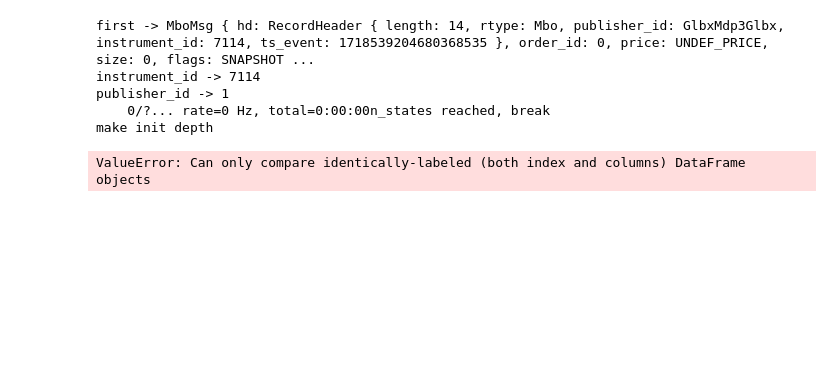
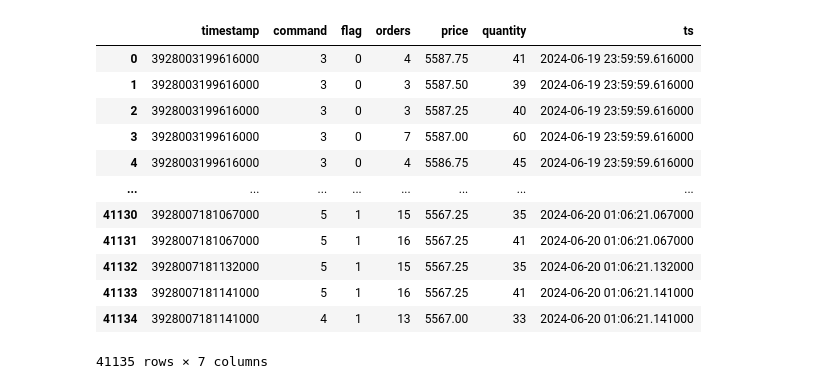
Before and after one commit to skalaydzhiyski/phitech-legacy, a Jupyter notebook: examples/phitech-sierra-helpers.ipynb, the cells around one changed output. Saved outputs shown, nothing was run; the diff lists cells and outputs as text; code cells hidden in the pictures; blank space fills up the shorter version.

```diff
--- a/examples/phitech-sierra-helpers.ipynb
+++ b/examples/phitech-sierra-helpers.ipynb
@@ -666 +662,5 @@ n_states=10000
+# %%
+bento_zst_path="mes-bento-small.mbo.dbn.zst"
+target_path="/home/darchitect/wine-bottles/SierraChart/drive_c/SierraChart/Data/MarketDepthData/bento-small.2024-06-20.depth"
+n_states=40000
 # %%
@@ -823,14 +825,18 @@ Writing bytes to /home/darchitect/wine-bottles/SierraChart/drive_c/SierraChart/D
 done.
-# %%
-bento_zst_to_depth(
-    bento_zst_path="mes-bento-small.mbo.dbn.zst",
-    target_path="/home/darchitect/wine-bottles/SierraChart/drive_c/SierraChart/Data/MarketDepthData/bento-small.2024-06-20.depth",
-    n_states=1000
-)
-# %% [output]
-first -> MboMsg { hd: RecordHeader { length: 14, rtype: Mbo, publisher_id: GlbxMdp3Glbx, instrument_id: 7114, ts_event: 1718539204680368535 }, order_id: 0, price: UNDEF_PRICE, size: 0, flags: SNAPSHOT ...
-instrument_id -> 7114
-publisher_id -> 1
-    0/?... rate=0 Hz, total=0:00:00n_states reached, break
-make init depth
-ValueError: Can only compare identically-labeled (both index and columns) DataFrame objects
+# %%
+bento_depth['ts'] = bento_depth.timestamp.apply(convert_sierra_timestamp_to_datetime)
+bento_depth
+# %% [output]
+|  | timestamp | command | flag | orders | price | quantity | ts |
+| 0 | 3928003199616000 | 3 | 0 | 4 | 5587.75 | 41 | 2024-06-19 23:59:59.616000 |
+| 1 | 3928003199616000 | 3 | 0 | 3 | 5587.50 | 39 | 2024-06-19 23:59:59.616000 |
+| 2 | 3928003199616000 | 3 | 0 | 3 | 5587.25 | 40 | 2024-06-19 23:59:59.616000 |
+| 3 | 3928003199616000 | 3 | 0 | 7 | 5587.00 | 60 | 2024-06-19 23:59:59.616000 |
+| 4 | 3928003199616000 | 3 | 0 | 4 | 5586.75 | 45 | 2024-06-19 23:59:59.616000 |
+| ... | ... | ... | ... | ... | ... | ... | ... |
+| 41130 | 3928007181067000 | 5 | 1 | 15 | 5567.25 | 35 | 2024-06-20 01:06:21.067000 |
+| 41131 | 3928007181067000 | 5 | 1 | 16 | 5567.25 | 41 | 2024-06-20 01:06:21.067000 |
+| 41132 | 3928007181132000 | 5 | 1 | 15 | 5567.25 | 35 | 2024-06-20 01:06:21.132000 |
+| 41133 | 3928007181141000 | 5 | 1 | 16 | 5567.25 | 41 | 2024-06-20 01:06:21.141000 |
+| 41134 | 3928007181141000 | 4 | 1 | 13 | 5567.00 | 33 | 2024-06-20 01:06:21.141000 |
+41135 rows × 7 columns
```
Also changed, not shown: parts of 11 cells of this notebook, 2 other files.
